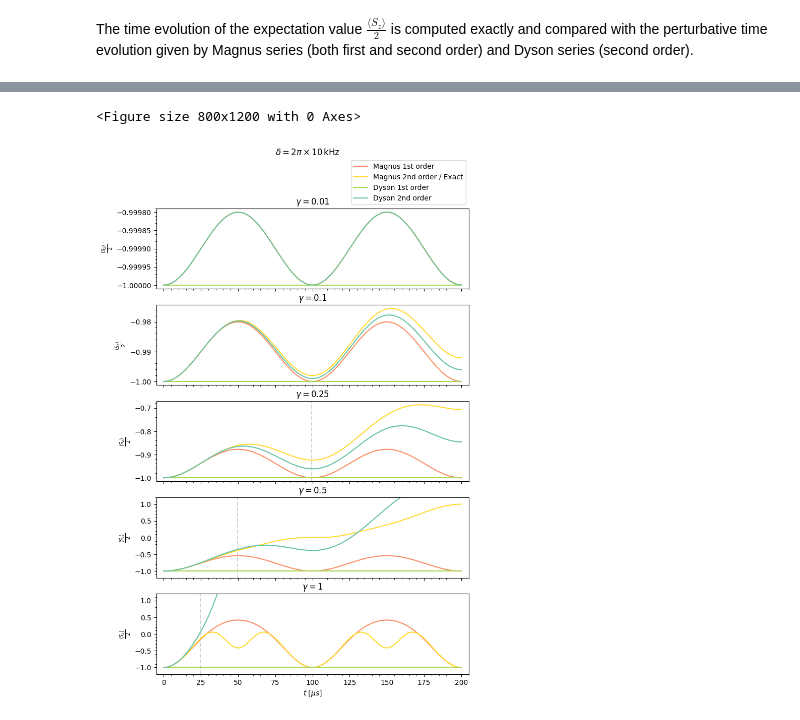
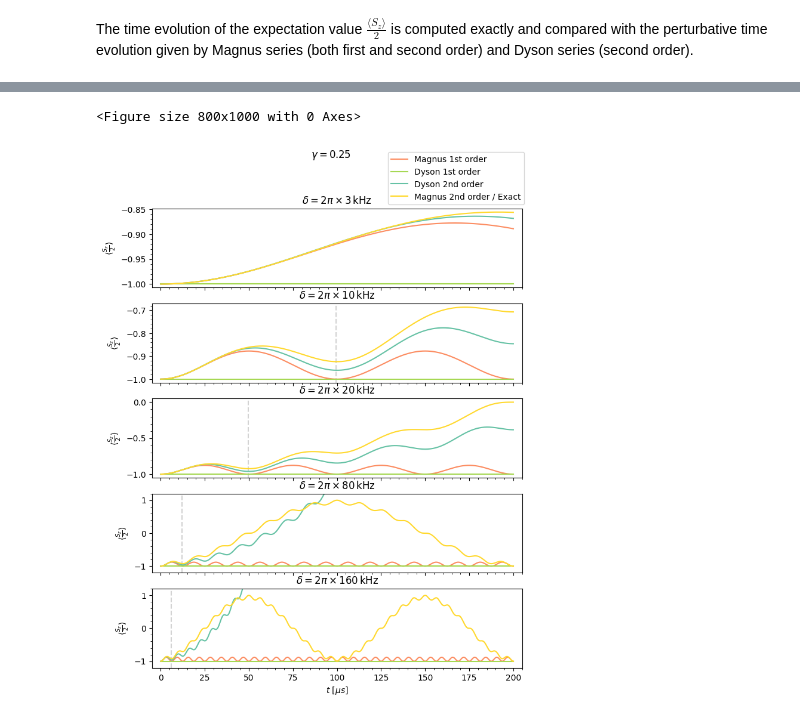
Before and after one commit to diegoscantam/perturbations, a Jupyter notebook: simulation.ipynb, the cells around one changed output, grey strips where cells are left out. Drawn from its saved outputs; the diff is of its cells as text; code cells hidden in the pictures.

```diff
--- a/simulation.ipynb
+++ b/simulation.ipynb
@@ -184,17 +193,16 @@ mean_z1 = []
 mean_z2 = []
 mean_z1d = []
 mean_z2d = []
-
+norm_z = []
 norm_z1 = []
 norm_z2 = []
 norm_z1d = []
 norm_z2d = []
 
-
 # ... evolve the state with different expansions
 for kk in np.arange(0, int(t_steps)+1, 1):
         # Exact:
-        state = U(t[kk], freq_ratio, delta) @ gs
+        #state = U(t[kk], freq_ratio, delta) @ gs
         # Magnus:
         state1 = linalg.expm(M1(t[kk], freq_ratio, delta)) @ gs
         state2 = linalg.expm(M1(t[kk], freq_ratio, delta) + M2(t[kk], freq_ratio, delta)) @ gs
@@ -210,6 +218,7 @@ for kk in np.arange(0, int(t_steps)+1, 1):
         mean_z1d.append(expectation_z(state1d))
         mean_z2d.append(expectation_z(state2d))
 
+        norm_z.append(linalg.norm(state))
         norm_z1.append( linalg.norm(state1))
         norm_z2.append( linalg.norm(state2))
         norm_z1d.append( linalg.norm(state1d))
@@ -218,7 +227,7 @@ for kk in np.arange(0, int(t_steps)+1, 1):
 # Plot of populations
 cmap = plt.get_cmap('Set2')
 w = 8
-h = 8
+h = 5
 
 tl = '$\delta = 2\pi\\times $' + str(round(1000*delta/(2*pi)))+ '$\,\mathrm{kHz}$\n$\gamma =$'\
         + str(round(freq_ratio,2))
@@ -226,7 +235,7 @@ tl = '$\delta = 2\pi\\times $' + str(round(1000*delta/(2*pi)))+ '$\,\mathrm{kHz}
 
 fig, axs = plt.subplots(2, figsize=(w,h), gridspec_kw={'height_ratios': [3,1]},sharex= True)
 
-#plt.plot(t, mean_z, color = 'k',label = 'Exact')
+#axs[0].plot(t, mean_z, color = 'k',label = 'Exact')
 axs[0].plot(t, mean_z1,  color = cmap(1), linestyle = 'solid',label = 'Magnus 1st order')
 axs[0].plot(t, mean_z2,  color = cmap(5), linestyle = 'solid',label = 'Magnus 2nd order / Exact')
 axs[0].plot(t, mean_z1d,  color = cmap(4), linestyle = 'solid',label = 'Dyson 1st order')
@@ -239,20 +248,24 @@ axs[0].set_xlim(0,400)
 axs[0].set_ylim(-1.1, 1.5)
 axs[0].set_title(tl)
 
+#axs[1].plot(t, norm_z,  color = 'k', linestyle = 'solid',label = 'Exact')
 axs[1].plot(t, norm_z1,  color = cmap(1), linestyle = 'solid',label = 'Magnus 1st order')
 axs[1].plot(t, norm_z2,  color = cmap(5), linestyle = 'solid',label = 'Magnus 2nd order / Exact')
 axs[1].plot(t, norm_z1d,  color = cmap(4), linestyle = 'solid',label = 'Dyson 1st order')
 axs[1].plot(t, norm_z2d,  color = cmap(0), linestyle = 'solid',label = 'Dyson 2nd order')
 
 # Labels setup
-axs[0].set(xlabel='$t$ [$\mu s$]', ylabel='$\\frac{\langle S_z\\rangle}{2}$')
+axs[0].set(xlabel='$t$ [$\mu s$]', ylabel='$\langle \\frac{S_z}{2}\\rangle}$')
 axs[1].set(xlabel='$t$ [$\mu s$]', ylabel='$\sqrt{\\langle \psi(t) | \psi(t)\\rangle }$')
+#axs[1].set_ylim(0.8,2.5)
 for ax in axs.flat:
     ax.label_outer()
 # Legend setup
 handles, labels = ax.get_legend_handles_labels()
 
-fig.legend(handles, labels, loc=(0.65,0.88))
-
+fig.legend(handles, labels, loc=(0.125,0.82))
+save_fig = True
+if save_fig == True:
+    plt.savefig("../plots/norm.pdf")
 plt.show()
 # %% [output]
@@ -260,22 +390,27 @@ plt.show()
 # %%
 # Frequencies ratio gamma = Omega/delta
-freq_ratio = [0.01, 0.1, 0.25, 0.5, 1]
-delta = 2*pi*0.01
+
+delta = 2*pi*np.array([0.003, 0.01, 0.02, 0.08, 0.16])
+freq_ratio = 0.25*np.ones(len(delta))
 # time step
 dt = .5 # micro s
 # final time
 t_fin = 200 # micro s
 # number of time steps
+
+
+
 t_steps = t_fin/dt
 # time vector
 t= np.arange(0, t_fin + dt, dt)
 
+
 # Prepare plot of mean <sgm_z> as a function of t, for different frequency ratios
 cmap = plt.get_cmap('Set2')
 w = 8
-h = 12
+h = 10
 fig = plt.figure(figsize=(w,h))
-tl = '$\delta = 2\pi\\times $' + str(round(1000*delta/(2*pi)))+ '$\,\mathrm{kHz}$'
+tl = '$\gamma = $' + str(round(freq_ratio[0], 3))
 
 fig, axs = plt.subplots(len(freq_ratio), figsize= (w,h),sharex= True)
 fig.suptitle(tl)
@@ -289,61 +424,66 @@ for jj in range(0, len(freq_ratio)):
     mean_z2 = []
     mean_z1d = []
     mean_z2d = []
-
+    mean_swt = []
     # ... evolve the state with different expansions
     for kk in np.arange(0, int(t_steps)+1, 1):
 
         # Calculate the integral of the norm of H and check when it is greater
         # pi (theoretical bound)
-        res, err = integrate.quad( lambda t: linalg.norm(H_1(t, freq_ratio[jj], delta)), 0, t[kk])
+        res, err = integrate.quad( lambda t: linalg.norm(H_1(t, freq_ratio[jj], delta[jj])), 0, t[kk])
         if( res < pi):
             t_limit = t[kk]
 
         # Exact:
-        state = U(t[kk], freq_ratio[jj], delta) @ gs
+        state = U(t[kk], freq_ratio[jj], delta[jj]) @ gs
         # Magnus:
-        state1 = linalg.expm(M1(t[kk], freq_ratio[jj], delta)) @ gs
-        state2 = linalg.expm(M1(t[kk], freq_ratio[jj], delta) + M2(t[kk], freq_ratio[jj], delta)) @ gs
+        state1 = linalg.expm(M1(t[kk], freq_ratio[jj], delta[jj])) @ gs
+        state2 = linalg.expm(M1(t[kk], freq_ratio[jj], delta[jj]) + M2(t[kk], freq_ratio[jj], delta[jj])) @ gs
         # Dyson:
         # Remember the relationship between Magnus terms and Dyson terms:  D1 = M1 and D2 = M2 + 0.5 M1^2
-        state1d = (I + M1(t[kk], freq_ratio[jj], delta))@ gs
-        state2d = (I + M1(t[kk], freq_ratio[jj],delta) + M2(t[kk], freq_ratio[jj],delta) + \
-                 0.5*M1(t[kk], freq_ratio[jj],delta) @ M1(t[kk], freq_ratio[jj],delta))@ gs
+        state1d = (I + M1(t[kk], freq_ratio[jj], delta[jj]))@ gs
+        state2d = (I + M1(t[kk], freq_ratio[jj],delta[jj]) + M2(t[kk], freq_ratio[jj],delta[jj]) + \
+                 0.5*M1(t[kk], freq_ratio[jj],delta[jj]) @ M1(t[kk], freq_ratio[jj],delta[jj]))@ gs
+        stateswt =  linalg.expm(-1j*t[kk]*H_rotated(freq_ratio[jj], delta[jj])) @ (R(t[kk],delta[jj])@ gs)
         # Store expectation values in a list
         mean_z.append(expectation_z(state))
         mean_z1.append(expectation_z(state1))
         mean_z2.append(expectation_z(state2))
         mean_z1d.append(expectation_z(state1d))
         mean_z2d.append(expectation_z(state2d))
+        mean_swt.append(expectation_z(stateswt))
     # Plot the different time evolutions for jj-th ratio value
     #axs[jj].plot(t, mean_z, color = 'k',label = 'Exact')
     if(t[kk] != t_limit):
         axs[jj].axvline(t_limit, linestyle= 'dashed', color = 'lightgray')
     axs[jj].plot(t, mean_z1,  color = cmap(1), linestyle = 'solid',label = 'Magnus 1st order')
-    axs[jj].plot(t, mean_z2,  color = cmap(5), linestyle = 'solid',label = 'Magnus 2nd order / Exact')
+
     axs[jj].plot(t, mean_z1d,  color = cmap(4), linestyle = 'solid',label = 'Dyson 1st order')
     axs[jj].plot(t, mean_z2d,  color = cmap(0), linestyle = 'solid',label = 'Dyson 2nd order')
+    axs[jj].plot(t, mean_z2,  color = cmap(5), linestyle = 'solid',label = 'Magnus 2nd order / Exact')
 
     axs[jj].minorticks_on()
-    axs[jj].set_title('$\gamma=$' + str(freq_ratio[jj]))
+    axs[jj].set_title('$\delta = 2\pi\\times $' + str(round(1000*delta[jj]/(2*pi)))+ '$\,\mathrm{kHz}$')
 
 
 # Set a low y limit on the axis for higher ratios since Dyson series diverges
 #axs[1].set_ylim(-1.1,-0.6)
 #axs[2].set_ylim(-1.2,1.2)
 axs[3].set_ylim(-1.2,1.2)
 axs[4].set_ylim(-1.2,1.2)
 axs[0].set_xlim(-5,205)
 # Labels setup
 for ax in axs.flat:
-    ax.set(xlabel='$t$ [$\mu s$]', ylabel='$\\frac{\langle S_z\\rangle}{2}$')
+    ax.set(xlabel='$t$ [$\mu s$]', ylabel='$\langle \\frac{S_z}{2}\\rangle}$')
 for ax in axs.flat:
     ax.label_outer()
 # Legend setup
 handles, labels = ax.get_legend_handles_labels()
 fig.legend(handles, labels, loc=(0.65,0.89))
-
+save_fig = True
+if save_fig == True:
+    plt.savefig("../plots/comparison2.pdf")
 plt.show()
 # %% [output]
-<Figure size 800x1200 with 0 Axes>
+<Figure size 800x1000 with 0 Axes>
-[figure, old version]
+[figure, new version]
```
Also changed, not shown: parts of 8 cells of this notebook, 6 other files.
